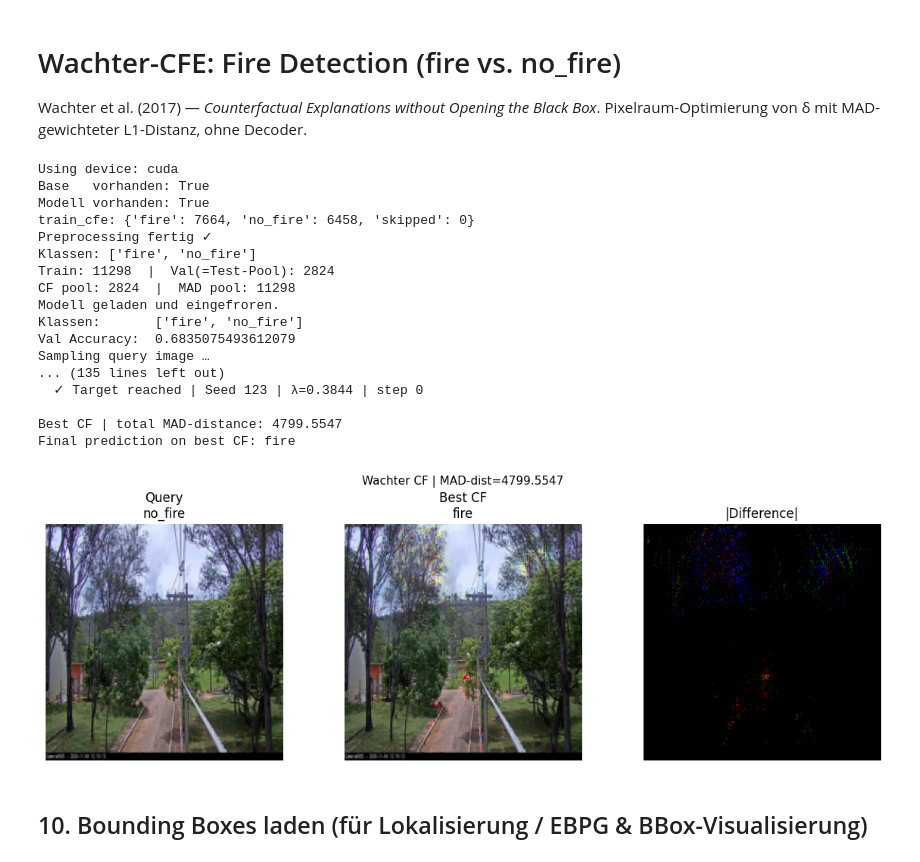
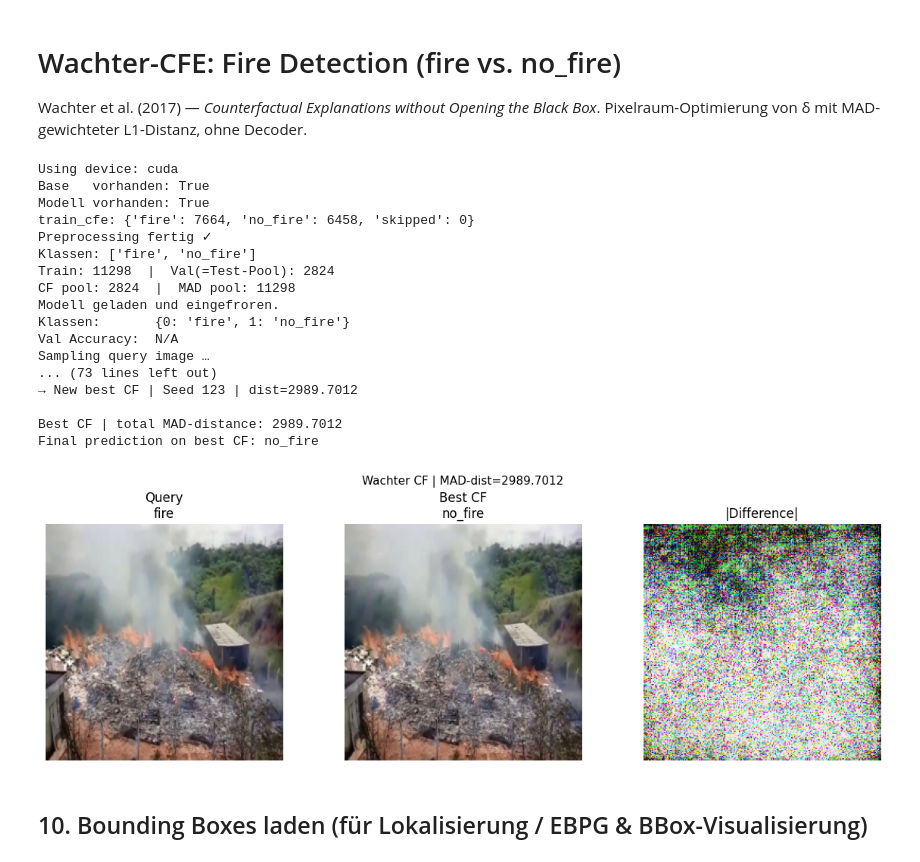
Before and after one commit to uulex/Explaining_Image_Classification, a Jupyter notebook: Counterfactuals/Wachter/Final/wachter-fire-resnet18.ipynb, the cells around one changed output. Saved outputs shown, nothing was run; the diff lists cells and outputs as text; code cells hidden in the pictures.

Commit message:
Updated Fire Wachter

```diff
--- a/Counterfactuals/Wachter/Final/wachter-fire-resnet18.ipynb
+++ b/Counterfactuals/Wachter/Final/wachter-fire-resnet18.ipynb
@@ -34,7 +34,7 @@ np.random.seed(2024)
 # ── Paths (Kaggle mount) ────────────────────────────────────────────────────
 BASE_DIR   = '/kaggle/input/datasets/sayedgamal99/smoke-fire-detection-yolo'
 OUTPUT_DIR = '/kaggle/working/classification_dataset'
-PTH_PATH   = 'resnet18_fire_224.pth'   # gemeinsamer Klassifikator
+PTH_PATH   = '/kaggle/input/models/sannap23/fire-cnn-final/pytorch/default/1/resnet18_fire_224.pth'   # gemeinsamer Klassifikator
 
 # ── Constants ───────────────────────────────────────────────────────────────
 IMG_SIZE      = 224
@@ -363,40 +363,40 @@ print(f'\nBest CF | total MAD-distance: {best_dist:.4f}')
 with torch.no_grad():
     final_pred = CLASS_NAMES[model(best_cf.unsqueeze(0)).argmax().item()]
 print(f'Final prediction on best CF: {final_pred}')
 
 fig, axes = plt.subplots(1, 3, figsize=(12, 4))
 cf_np  = denormalize(best_cf.cpu()).numpy()
 q_np   = denormalize(query_image.cpu()).numpy()
 diff   = np.abs(cf_np - q_np)
 diff   = (diff - diff.min()) / (diff.max() + 1e-8)
 
 axes[0].imshow(to_display(q_np)); axes[0].set_title(f'Query\n{CLASS_NAMES[query_label]}')
 axes[1].imshow(to_display(cf_np)); axes[1].set_title(f'Best CF\n{final_pred}')
 axes[2].imshow(to_display(diff), cmap='hot'); axes[2].set_title('|Difference|')
 for ax in axes: ax.axis('off')
 plt.suptitle(f'Wachter CF | MAD-dist={best_dist:.4f}', fontsize=11)
 plt.tight_layout()
 plt.savefig('/kaggle/working/wachter_best_cf_fire.png', dpi=120)
 plt.show()
 # %% [output]
 Using device: cuda
 Base   vorhanden: True
 Modell vorhanden: True
 train_cfe: {'fire': 7664, 'no_fire': 6458, 'skipped': 0}
 Preprocessing fertig ✓
 Klassen: ['fire', 'no_fire']
 Train: 11298  |  Val(=Test-Pool): 2824
 CF pool: 2824  |  MAD pool: 11298
 Modell geladen und eingefroren.
-Klassen:       ['fire', 'no_fire']
-Val Accuracy:  0.6835075493612079
+Klassen:       {0: 'fire', 1: 'no_fire'}
+Val Accuracy:  N/A
 Sampling query image …
-... (135 lines left out)
-  ✓ Target reached | Seed 123 | λ=0.3844 | step 0
+... (73 lines left out)
+→ New best CF | Seed 123 | dist=2989.7012
 
-Best CF | total MAD-distance: 4799.5547
-Final prediction on best CF: fire
+Best CF | total MAD-distance: 2989.7012
+Final prediction on best CF: no_fire
-[figure, old version]
+[figure, new version]
 # %% [markdown]
 ## 10. Bounding Boxes laden (für Lokalisierung / EBPG & BBox-Visualisierung)
 # %%
```
Also changed, not shown: parts of 5 cells of this notebook.
